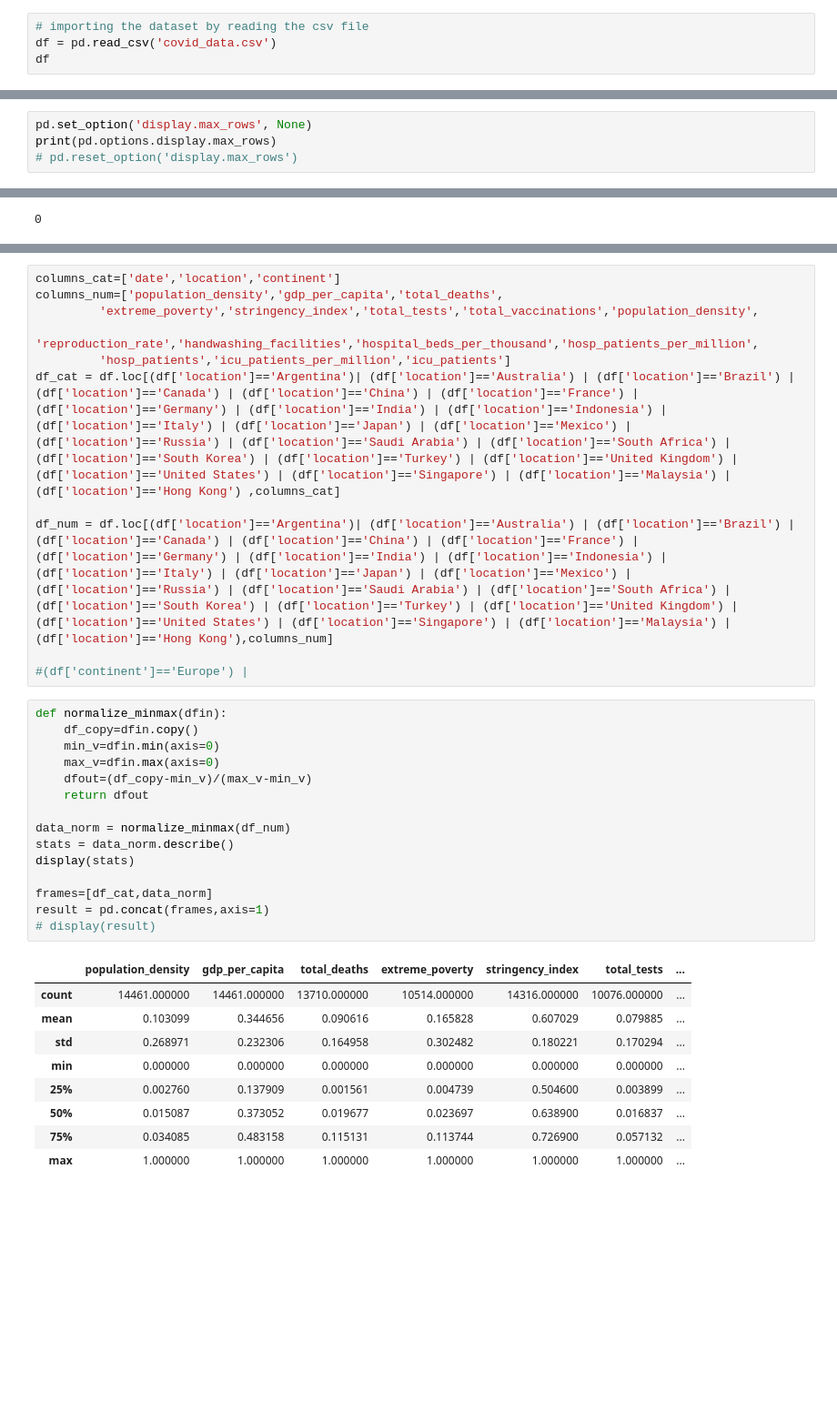
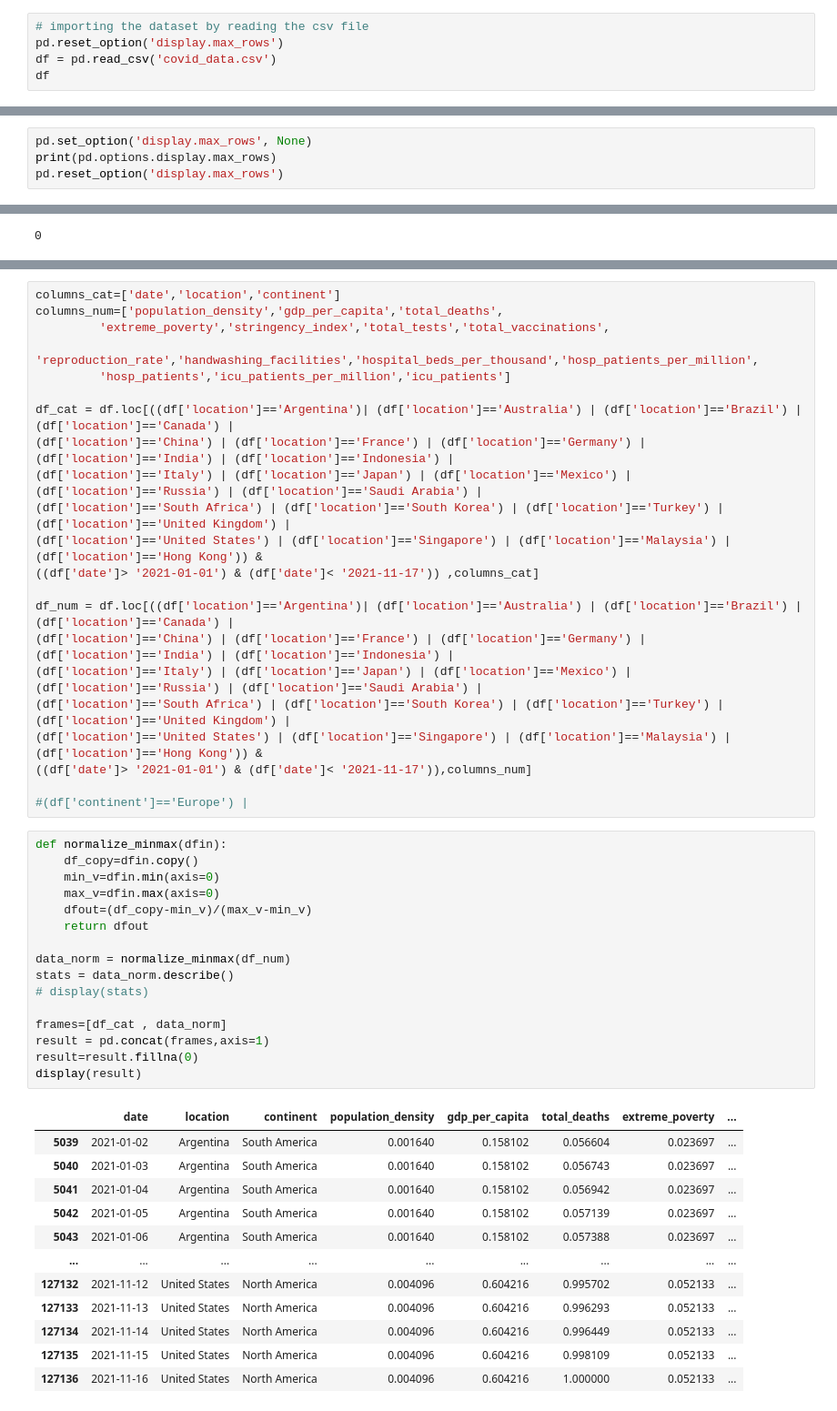
Before and after one commit to shanghongsim/term3_dtp, a Jupyter notebook: T3 2D project .ipynb, the cells around one changed output, grey strips where cells are left out. Shown: that part at 91% size. Cells and saved outputs as stored; diff of their text form; blank space fills up the shorter version.

```diff
--- a/T3 2D project .ipynb
+++ b/T3 2D project .ipynb
@@ -25,6 +25,7 @@ import numpy as np
 We use data from [Our World in Data](https://github.com/owid/covid-19-data/blob/master/public/data/README.md)
 # %%
 # importing the dataset by reading the csv file
+pd.reset_option('display.max_rows')
 df = pd.read_csv('covid_data.csv')
 df
 # %% [output]
@@ -46,7 +47,7 @@ df
 # %%
 pd.set_option('display.max_rows', None)
 print(pd.options.display.max_rows)
-# pd.reset_option('display.max_rows')
+pd.reset_option('display.max_rows')
 # %% [output]
 None
 # %%
@@ -122,36 +117,51 @@ Text(0.5, 1.0, 'Total deaths vs date')
 # %%
 columns_cat=['date','location','continent']
 columns_num=['population_density','gdp_per_capita','total_deaths',
-         'extreme_poverty','stringency_index','total_tests','total_vaccinations','population_density',
+         'extreme_poverty','stringency_index','total_tests','total_vaccinations',
          'reproduction_rate','handwashing_facilities','hospital_beds_per_thousand','hosp_patients_per_million',
          'hosp_patients','icu_patients_per_million','icu_patients']
-df_cat = df.loc[(df['location']=='Argentina')| (df['location']=='Australia') | (df['location']=='Brazil') | (df['location']=='Canada') | (df['location']=='China') | (df['location']=='France') | (df['location']=='Germany') | (df['location']=='India') | (df['location']=='Indonesia') | (df['location']=='Italy') | (df['location']=='Japan') | (df['location']=='Mexico') | (df['location']=='Russia') | (df['location']=='Saudi Arabia') | (df['location']=='South Africa') | (df['location']=='South Korea') | (df['location']=='Turkey') | (df['location']=='United Kingdom') | (df['location']=='United States') | (df['location']=='Singapore') | (df['location']=='Malaysia') | (df['location']=='Hong Kong') ,columns_cat]
 
-df_num = df.loc[(df['location']=='Argentina')| (df['location']=='Australia') | (df['location']=='Brazil') | (df['location']=='Canada') | (df['location']=='China') | (df['location']=='France') | (df['location']=='Germany') | (df['location']=='India') | (df['location']=='Indonesia') | (df['location']=='Italy') | (df['location']=='Japan') | (df['location']=='Mexico') | (df['location']=='Russia') | (df['location']=='Saudi Arabia') | (df['location']=='South Africa') | (df['location']=='South Korea') | (df['location']=='Turkey') | (df['location']=='United Kingdom') | (df['location']=='United States') | (df['location']=='Singapore') | (df['location']=='Malaysia') | (df['location']=='Hong Kong'),columns_num]
+df_cat = df.loc[((df['location']=='Argentina')| (df['location']=='Australia') | (df['location']=='Brazil') | (df['location']=='Canada') |
+(df['location']=='China') | (df['location']=='France') | (df['location']=='Germany') | (df['location']=='India') | (df['location']=='Indonesia') |
+(df['location']=='Italy') | (df['location']=='Japan') | (df['location']=='Mexico') | (df['location']=='Russia') | (df['location']=='Saudi Arabia') |
+(df['location']=='South Africa') | (df['location']=='South Korea') | (df['location']=='Turkey') | (df['location']=='United Kingdom') |
+(df['location']=='United States') | (df['location']=='Singapore') | (df['location']=='Malaysia') | (df['location']=='Hong Kong')) &
+((df['date']> '2021-01-01') & (df['date']< '2021-11-17')) ,columns_cat]
+
+df_num = df.loc[((df['location']=='Argentina')| (df['location']=='Australia') | (df['location']=='Brazil') | (df['location']=='Canada') |
+(df['location']=='China') | (df['location']=='France') | (df['location']=='Germany') | (df['location']=='India') | (df['location']=='Indonesia') |
+(df['location']=='Italy') | (df['location']=='Japan') | (df['location']=='Mexico') | (df['location']=='Russia') | (df['location']=='Saudi Arabia') |
+(df['location']=='South Africa') | (df['location']=='South Korea') | (df['location']=='Turkey') | (df['location']=='United Kingdom') |
+(df['location']=='United States') | (df['location']=='Singapore') | (df['location']=='Malaysia') | (df['location']=='Hong Kong')) &
+((df['date']> '2021-01-01') & (df['date']< '2021-11-17')),columns_num]
 
 #(df['continent']=='Europe') |
 # %%
 def normalize_minmax(dfin):
     df_copy=dfin.copy()
     min_v=dfin.min(axis=0)
     max_v=dfin.max(axis=0)
     dfout=(df_copy-min_v)/(max_v-min_v)
     return dfout
 
 data_norm = normalize_minmax(df_num)
 stats = data_norm.describe()
-display(stats)
+# display(stats)
 
-frames=[df_cat,data_norm]
+frames=[df_cat , data_norm]
 result = pd.concat(frames,axis=1)
-# display(result)
+result=result.fillna(0)
+display(result)
 # %% [output]
-|  | population_density | gdp_per_capita | total_deaths | extreme_poverty | stringency_index | total_tests | ... |
-| count | 14461.000000 | 14461.000000 | 13710.000000 | 10514.000000 | 14316.000000 | 10076.000000 | ... |
-| mean | 0.103099 | 0.344656 | 0.090616 | 0.165828 | 0.607029 | 0.079885 | ... |
-| std | 0.268971 | 0.232306 | 0.164958 | 0.302482 | 0.180221 | 0.170294 | ... |
-| min | 0.000000 | 0.000000 | 0.000000 | 0.000000 | 0.000000 | 0.000000 | ... |
-| 25% | 0.002760 | 0.137909 | 0.001561 | 0.004739 | 0.504600 | 0.003899 | ... |
-| 50% | 0.015087 | 0.373052 | 0.019677 | 0.023697 | 0.638900 | 0.016837 | ... |
-| 75% | 0.034085 | 0.483158 | 0.115131 | 0.113744 | 0.726900 | 0.057132 | ... |
-| max | 1.000000 | 1.000000 | 1.000000 | 1.000000 | 1.000000 | 1.000000 | ... |
+|  | date | location | continent | population_density | gdp_per_capita | total_deaths | extreme_poverty | ... |
+| 5039 | 2021-01-02 | Argentina | South America | 0.001640 | 0.158102 | 0.056604 | 0.023697 | ... |
+| 5040 | 2021-01-03 | Argentina | South America | 0.001640 | 0.158102 | 0.056743 | 0.023697 | ... |
+| 5041 | 2021-01-04 | Argentina | South America | 0.001640 | 0.158102 | 0.056942 | 0.023697 | ... |
+| 5042 | 2021-01-05 | Argentina | South America | 0.001640 | 0.158102 | 0.057139 | 0.023697 | ... |
+| 5043 | 2021-01-06 | Argentina | South America | 0.001640 | 0.158102 | 0.057388 | 0.023697 | ... |
+| ... | ... | ... | ... | ... | ... | ... | ... | ... |
+| 127132 | 2021-11-12 | United States | North America | 0.004096 | 0.604216 | 0.995702 | 0.052133 | ... |
+| 127133 | 2021-11-13 | United States | North America | 0.004096 | 0.604216 | 0.996293 | 0.052133 | ... |
+| 127134 | 2021-11-14 | United States | North America | 0.004096 | 0.604216 | 0.996449 | 0.052133 | ... |
+| 127135 | 2021-11-15 | United States | North America | 0.004096 | 0.604216 | 0.998109 | 0.052133 | ... |
+| 127136 | 2021-11-16 | United States | North America | 0.004096 | 0.604216 | 1.000000 | 0.052133 | ... |
```
Also changed, not shown: parts of 22 cells of this notebook, 1 other file.
